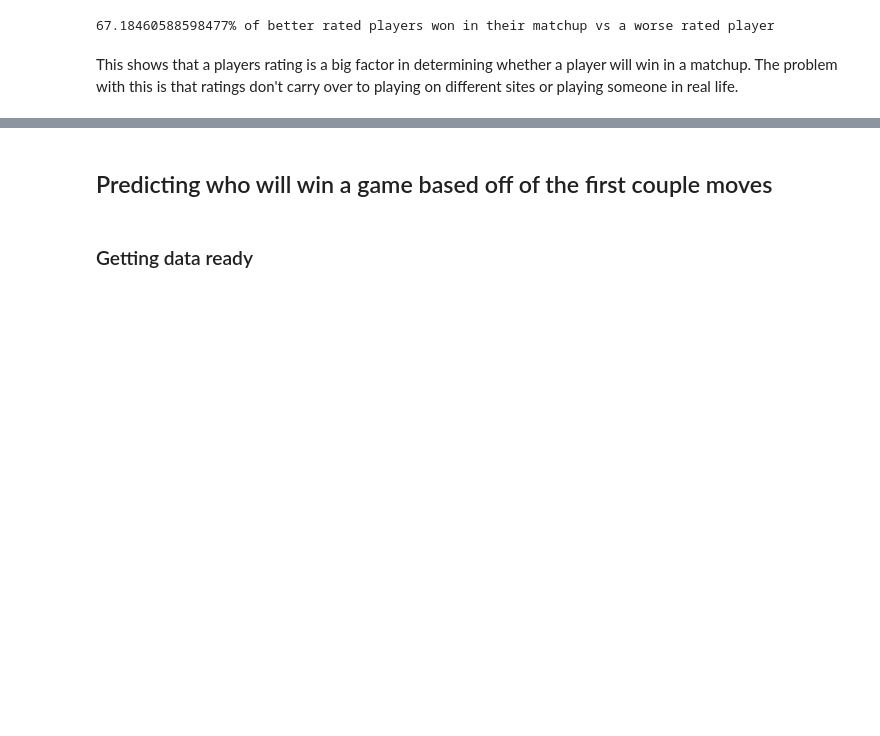
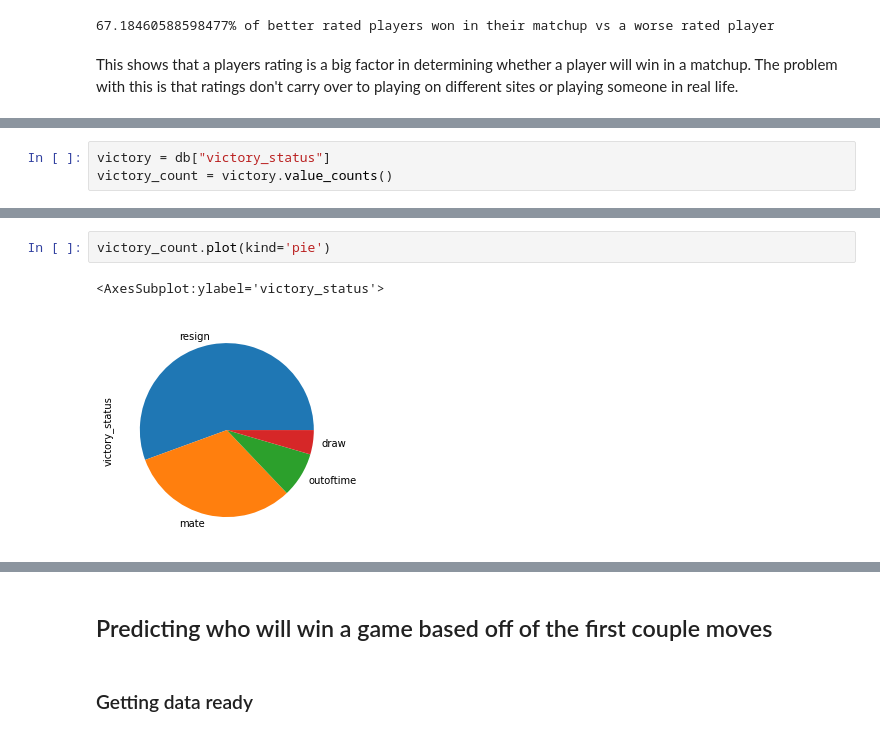
Before and after one commit to AaronShabanian/chessAnalysis, a Jupyter notebook: ChessAnalysis.ipynb, the cells around one changed output, grey strips where cells are left out. Cells and saved outputs as stored; diff of their text form; blank space fills up the shorter version.

```diff
--- a/ChessAnalysis.ipynb
+++ b/ChessAnalysis.ipynb
@@ -69,0 +77,3 @@ This shows that a players rating is a big factor in determining whether a player
+# %%
+victory = db["victory_status"]
+victory_count = victory.value_counts()
@@ -69,0 +88,5 @@ This shows that a players rating is a big factor in determining whether a player
+# %%
+victory_count.plot(kind='pie')
+# %% [output]
+<AxesSubplot:ylabel='victory_status'>
+[figure, added]
```
Also changed, not shown: parts of 13 cells of this notebook.
